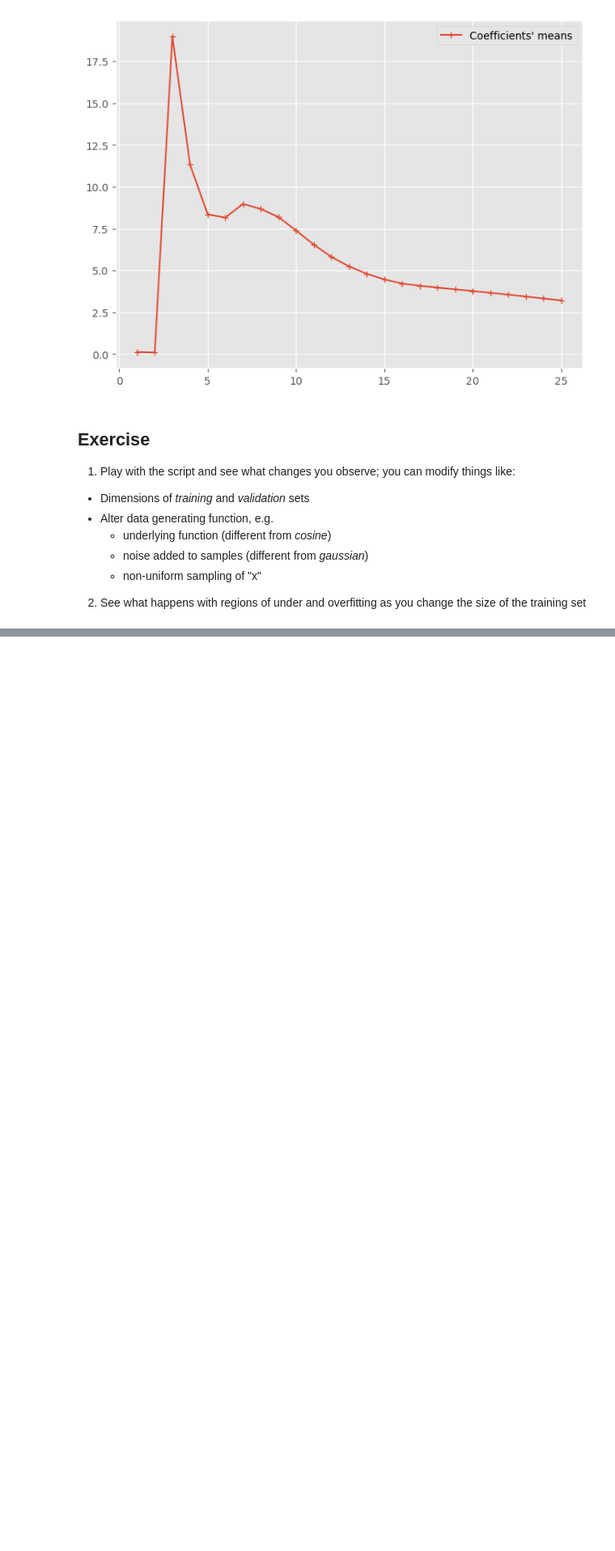
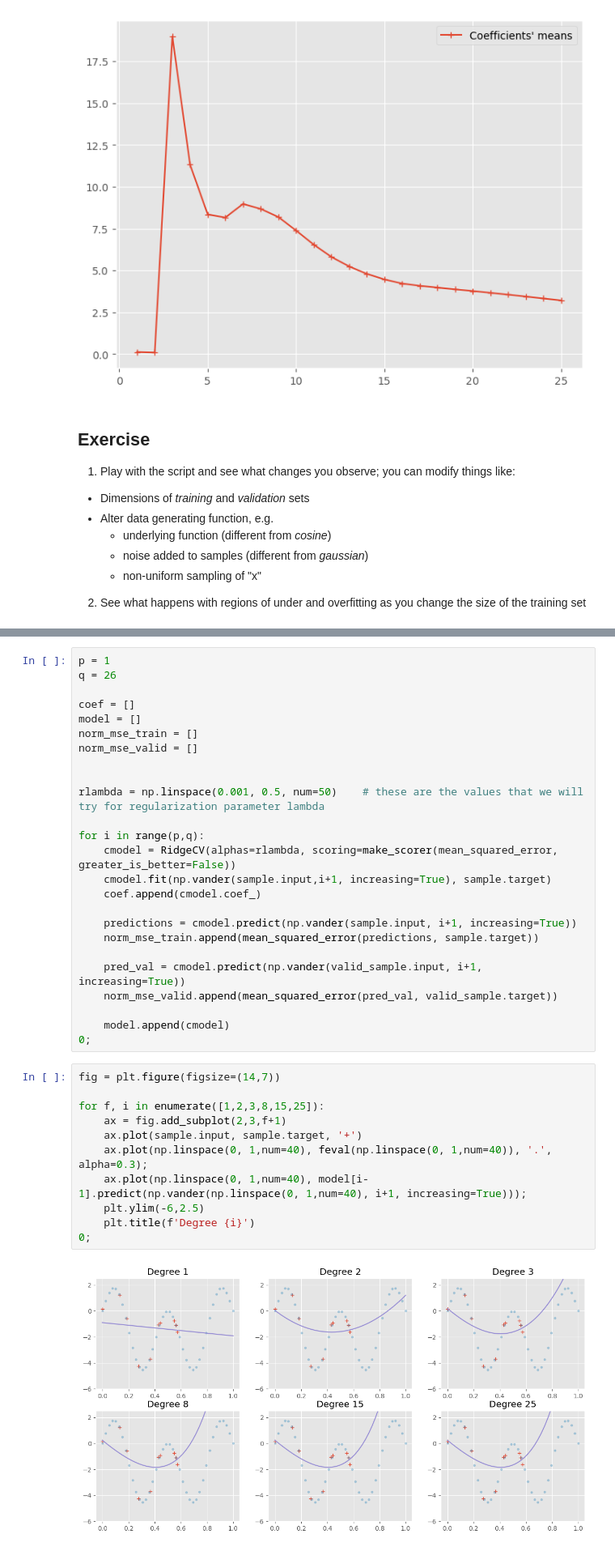
Before and after one commit to Lorenc1o/BDMA_Notes, a Jupyter notebook: UPC/Machine_Learning/Labs/lab02/ml02-polyreg.ipynb, the cells around one changed output, grey strips where cells are left out. Shown at 81% size. Cells and saved outputs as stored; diff of their text form; blank space fills up the shorter version.

```diff
--- a/UPC/Machine_Learning/Labs/lab02/ml02-polyreg.ipynb
+++ b/UPC/Machine_Learning/Labs/lab02/ml02-polyreg.ipynb
@@ -282,0 +303,38 @@ plt.legend();
+# %%
+p = 1
+q = 26
+
+coef = []
+model = []
+norm_mse_train = []
+norm_mse_valid = []
+
+
+rlambda = np.linspace(0.001, 0.5, num=50)    # these are the values that we will try for regularization parameter lambda
+
+for i in range(p,q):
+    cmodel = RidgeCV(alphas=rlambda, scoring=make_scorer(mean_squared_error, greater_is_better=False))
+    cmodel.fit(np.vander(sample.input,i+1, increasing=True), sample.target)
+    coef.append(cmodel.coef_)
+
+    predictions = cmodel.predict(np.vander(sample.input, i+1, increasing=True))
+    norm_mse_train.append(mean_squared_error(predictions, sample.target))
+
+    pred_val = cmodel.predict(np.vander(valid_sample.input, i+1, increasing=True))
+    norm_mse_valid.append(mean_squared_error(pred_val, valid_sample.target))
+
+    model.append(cmodel)
+0;
+# %%
+fig = plt.figure(figsize=(14,7))
+
+for f, i in enumerate([1,2,3,8,15,25]):
+    ax = fig.add_subplot(2,3,f+1)
+    ax.plot(sample.input, sample.target, '+')
+    ax.plot(np.linspace(0, 1,num=40), feval(np.linspace(0, 1,num=40)), '.', alpha=0.3);
+    ax.plot(np.linspace(0, 1,num=40), model[i-1].predict(np.vander(np.linspace(0, 1,num=40), i+1, increasing=True)));
+    plt.ylim(-6,2.5)
+    plt.title(f'Degree {i}')
+0;
+# %% [output]
+[figure, added]
```
Also changed, not shown: parts of 9 cells of this notebook.
